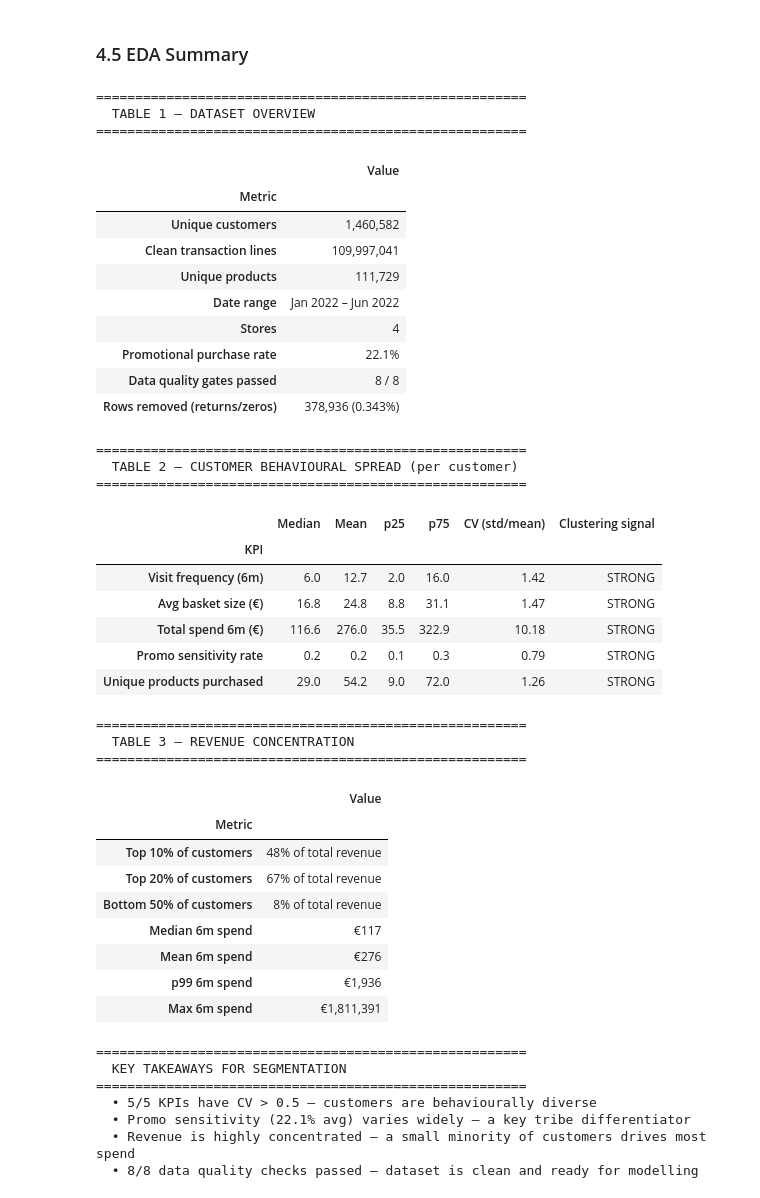
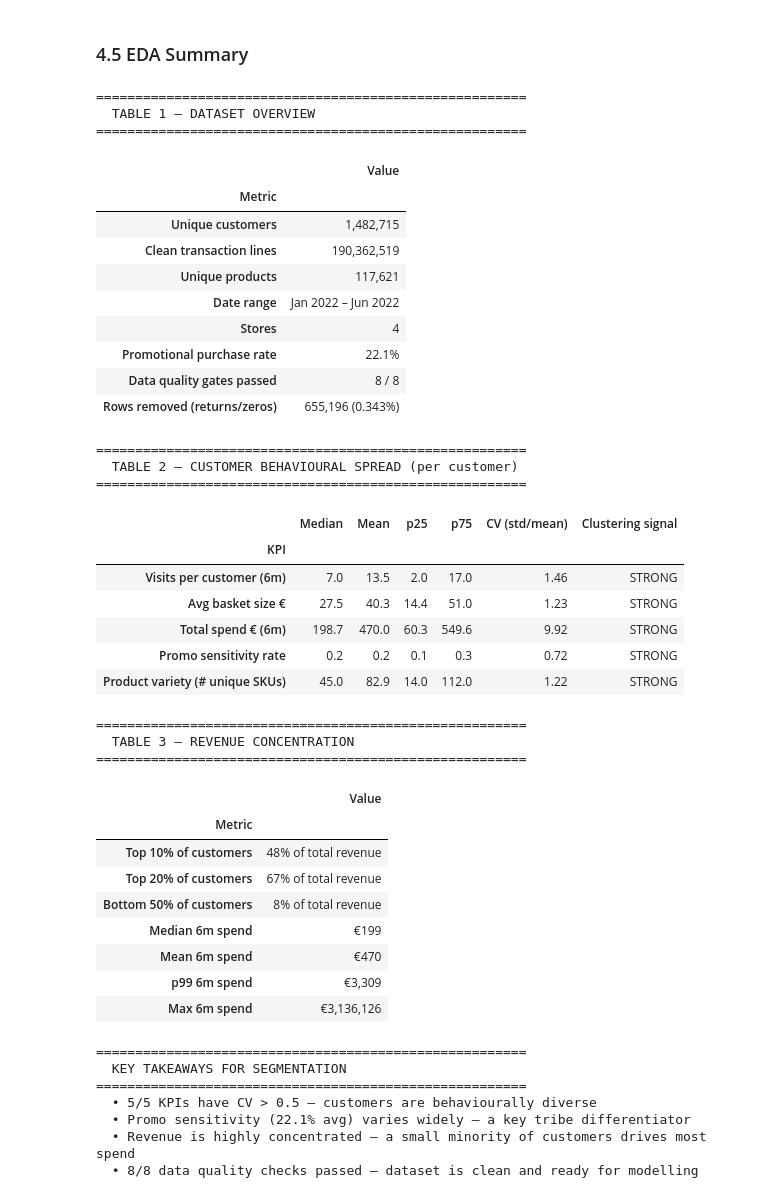
Before and after one commit to robsrot/carrefour_capstone, a Jupyter notebook: notebooks/02_pre-analysis.ipynb, the cells around one changed output. Saved outputs shown, nothing was run; the diff lists cells and outputs as text; code cells hidden in the pictures.

```diff
--- a/notebooks/02_pre-analysis.ipynb
+++ b/notebooks/02_pre-analysis.ipynb
@@ -402,13 +434,17 @@ Five KPIs — visit frequency, average basket size, total 6-month spend, promoti
 We measure spread using the **coefficient of variation** (CV = σ/μ). CV > 0.5 signals meaningful variance. All metrics are computed over all 1.48M customers.
 # %%
 # ── 4.1 Per-customer KPI distributions (all 1.48M customers) ──────────────────
-_cache_path = DATA_PROCESSED / "customer_kpis.parquet"
+# KPIs are always computed from the prod dataset and cached in data/processed/.
+from src.config import ROOT
+
+PROD_PROCESSED = ROOT / "data" / "processed"
+_cache_path = PROD_PROCESSED / "customer_kpis.parquet"
 
 if _cache_path.exists():
     cust_stats = pd.read_parquet(_cache_path)
     print(f"Loaded customer KPIs from cache ({len(cust_stats):,} rows)")
 else:
-    clean_lf = pl.scan_parquet(DATA_PROCESSED / "df_combined.parquet")
+    clean_lf = pl.scan_parquet(PROD_PROCESSED / "df_combined.parquet")
 
     basket_lf = (
         clean_lf
@@ -453,12 +489,12 @@ cust_stats["visit_count"].clip(upper=50).plot.hist(
 axes[0,0].set_xlabel("# visits")
 cust_stats["avg_basket_size"].clip(upper=100).plot.hist(
     bins=40, ax=axes[0,1], color="coral", edgecolor="white",
-    title="Avg Basket Size \u20ac (clipped at 100)")
-axes[0,1].set_xlabel("\u20ac")
+    title="Avg Basket Size € (clipped at 100)")
+axes[0,1].set_xlabel("€")
 cust_stats["total_spend_6m"].clip(upper=2000).plot.hist(
     bins=50, ax=axes[0,2], color="mediumseagreen", edgecolor="white",
-    title="Total 6-Month Spend \u20ac (clipped at 2,000)")
-axes[0,2].set_xlabel("\u20ac")
+    title="Total 6-Month Spend € (clipped at 2,000)")
+axes[0,2].set_xlabel("€")
 cust_stats["avg_promo_rate"].plot.hist(
     bins=30, ax=axes[1,0], color="mediumpurple", edgecolor="white",
     title="Avg Promotional Purchase Rate")
@@ -473,9 +509,9 @@ sc = axes[1,2].scatter(s["visit_count"].clip(upper=50),
                         c=s["avg_promo_rate"], cmap="RdYlGn_r",
                         s=4, alpha=0.4)
 plt.colorbar(sc, ax=axes[1,2], label="Promo rate")
-axes[1,2].set_xlabel("Visit count"); axes[1,2].set_ylabel("Avg basket \u20ac")
+axes[1,2].set_xlabel("Visit count"); axes[1,2].set_ylabel("Avg basket €")
 axes[1,2].set_title("Visits vs Basket (colour = promo rate)")
-plt.suptitle("Customer Behavioural KPI Distributions \u2014 All 1.48M Customers",
+plt.suptitle("Customer Behavioural KPI Distributions — All 1.48M Customers",
              fontsize=13, fontweight="bold")
 plt.tight_layout()
 plt.savefig(OUTPUTS / "eda_customer_kpis.png", dpi=120)
@@ -685,13 +721,8 @@ overview = pd.DataFrame([
 ], columns=["Metric", "Value"]).set_index("Metric")
 
 # ── Table 2: Behavioural spread per customer KPI ───────────────────────────────
-kpis = {
-    "visit_count":     "Visit frequency (6m)",
-    "avg_basket_size": "Avg basket size (€)",
-    "total_spend_6m":  "Total spend 6m (€)",
-    "avg_promo_rate":  "Promo sensitivity rate",
-    "unique_products": "Unique products purchased",
-}
+# kpi_labels defined in Section 4.4 — reused here to avoid duplication
+kpis = kpi_labels
 rows = []
 for col, label in kpis.items():
     vals = cust_stats[col]
@@ -736,42 +767,42 @@ display(behaviour)
 print()
 print("=" * 55)
 print("  TABLE 3 — REVENUE CONCENTRATION")
 print("=" * 55)
 display(concentration)
 
 print()
 print("=" * 55)
 print("  KEY TAKEAWAYS FOR SEGMENTATION")
 print("=" * 55)
 high_cv = sum(1 for col in kpis if cust_stats[col].std() / cust_stats[col].mean() > 0.5)
 print(f"  • {high_cv}/5 KPIs have CV > 0.5 — customers are behaviourally diverse")
 print(f"  • Promo sensitivity ({overall_promo_rate*100:.1f}% avg) varies widely — a key tribe differentiator")
 print(f"  • Revenue is highly concentrated — a small minority of customers drives most spend")
 print(f"  • 8/8 data quality checks passed — dataset is clean and ready for modelling")
 # %% [output]
 =======================================================
   TABLE 1 — DATASET OVERVIEW
 =======================================================
 |  | Value |
 | Metric |  |
-| Unique customers | 1,460,582 |
-| Clean transaction lines | 109,997,041 |
-| Unique products | 111,729 |
+| Unique customers | 1,482,715 |
+| Clean transaction lines | 190,362,519 |
+| Unique products | 117,621 |
 | Date range | Jan 2022 – Jun 2022 |
 | Stores | 4 |
 | Promotional purchase rate | 22.1% |
 | Data quality gates passed | 8 / 8 |
-| Rows removed (returns/zeros) | 378,936 (0.343%) |
+| Rows removed (returns/zeros) | 655,196 (0.343%) |
 =======================================================
   TABLE 2 — CUSTOMER BEHAVIOURAL SPREAD (per customer)
 =======================================================
 |  | Median | Mean | p25 | p75 | CV (std/mean) | Clustering signal |
 | KPI |  |  |  |  |  |  |
-| Visit frequency (6m) | 6.0 | 12.7 | 2.0 | 16.0 | 1.42 | STRONG |
-| Avg basket size (€) | 16.8 | 24.8 | 8.8 | 31.1 | 1.47 | STRONG |
-| Total spend 6m (€) | 116.6 | 276.0 | 35.5 | 322.9 | 10.18 | STRONG |
-| Promo sensitivity rate | 0.2 | 0.2 | 0.1 | 0.3 | 0.79 | STRONG |
-| Unique products purchased | 29.0 | 54.2 | 9.0 | 72.0 | 1.26 | STRONG |
+| Visits per customer (6m) | 7.0 | 13.5 | 2.0 | 17.0 | 1.46 | STRONG |
+| Avg basket size € | 27.5 | 40.3 | 14.4 | 51.0 | 1.23 | STRONG |
+| Total spend € (6m) | 198.7 | 470.0 | 60.3 | 549.6 | 9.92 | STRONG |
+| Promo sensitivity rate | 0.2 | 0.2 | 0.1 | 0.3 | 0.72 | STRONG |
+| Product variety (# unique SKUs) | 45.0 | 82.9 | 14.0 | 112.0 | 1.22 | STRONG |
 =======================================================
   TABLE 3 — REVENUE CONCENTRATION
 =======================================================
@@ -780,10 +811,10 @@ print(f"  • 8/8 data quality checks passed — dataset is clean and ready for
 | Top 10% of customers | 48% of total revenue |
 | Top 20% of customers | 67% of total revenue |
 | Bottom 50% of customers | 8% of total revenue |
-| Median 6m spend | €117 |
-| Mean 6m spend | €276 |
-| p99 6m spend | €1,936 |
-| Max 6m spend | €1,811,391 |
+| Median 6m spend | €199 |
+| Mean 6m spend | €470 |
+| p99 6m spend | €3,309 |
+| Max 6m spend | €3,136,126 |
 =======================================================
   KEY TAKEAWAYS FOR SEGMENTATION
 =======================================================
```
Also changed, not shown: parts of 15 cells of this notebook, 23 other files.
